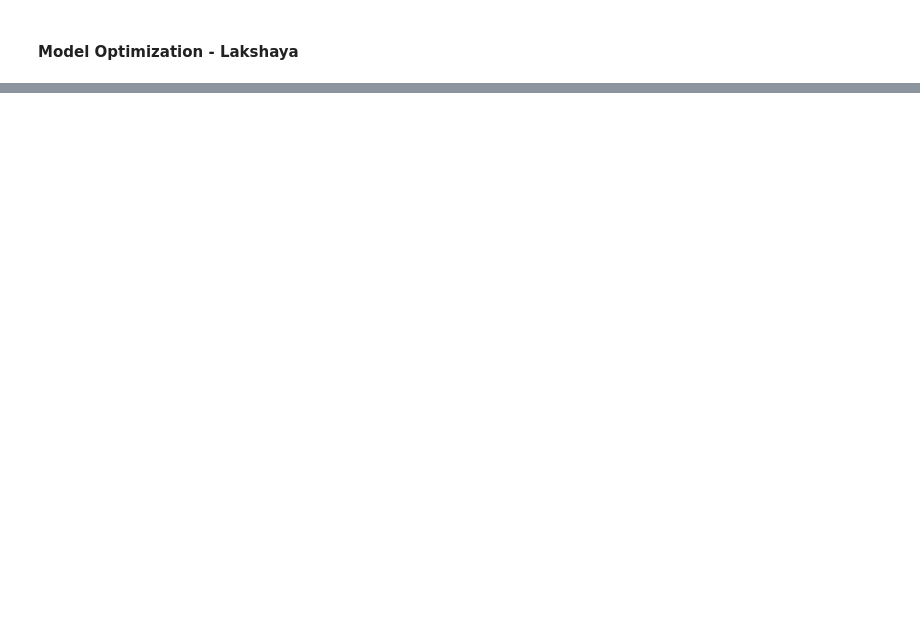
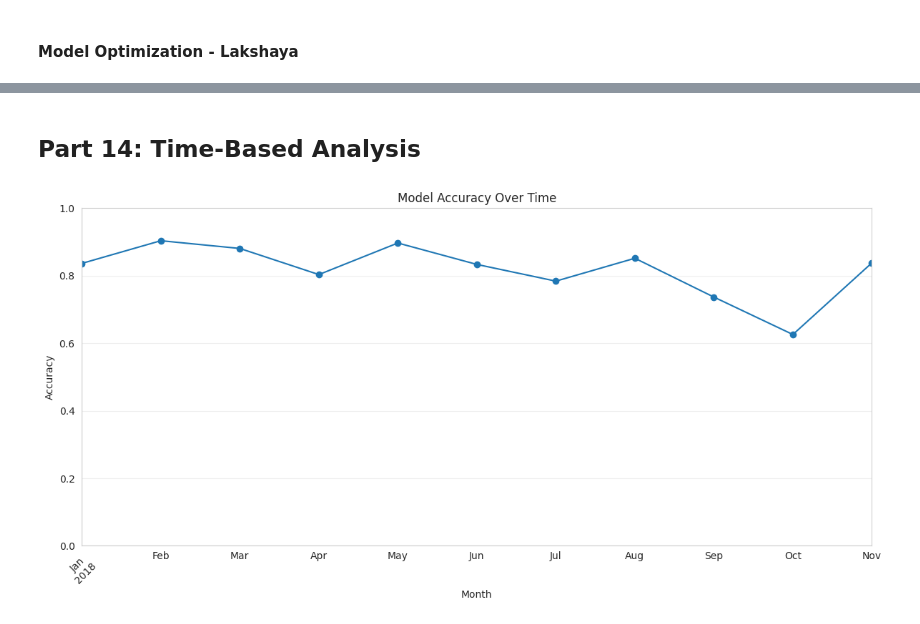
Before and after one commit to Sree-Praveen/Every-Cryptocurrency-Daily-Market-Price, a Jupyter notebook: main.ipynb, the cells around one changed output, grey strips where cells are left out. Drawn from its saved outputs; the diff is of its cells as text; code cells hidden in the pictures; blank space fills up the shorter version.

```diff
--- a/main.ipynb
+++ b/main.ipynb
@@ -1233,0 +1341,20 @@ Epoch 20: val_accuracy did not improve from 0.80525
+# %%
+results_df = pd.DataFrame({
+    'symbol': symbols_test,
+    'date': dates_test,
+    'true_condition': y_test_labels,
+    'pred_condition': y_pred_labels,
+    'correct': y_test_labels == y_pred_labels
+})
+
+crypto_accuracy = results_df.groupby('symbol')['correct'].mean()
+plt.figure(figsize=(10, 6))
+crypto_accuracy.sort_values().plot(kind='bar')
+plt.title('Model Accuracy by Cryptocurrency')
+plt.xlabel('Cryptocurrency')
+plt.ylabel('Accuracy')
+plt.ylim(0, 1)
+plt.grid(True, alpha=0.3)
+plt.show()
+print("Accuracy by cryptocurrency:")
+print(crypto_accuracy)
@@ -1233,0 +1376,19 @@ Epoch 20: val_accuracy did not improve from 0.80525
+# %% [markdown]
+## Part 14: Time-Based Analysis
+# %%
+results_df['date'] = pd.to_datetime(results_df['date'])
+results_df['month'] = results_df['date'].dt.to_period('M')
+monthly_accuracy = results_df.groupby('month')['correct'].mean()
+
+plt.figure(figsize=(12, 6))
+monthly_accuracy.plot(kind='line', marker='o')
+plt.title('Model Accuracy Over Time')
+plt.xlabel('Month')
+plt.ylabel('Accuracy')
+plt.ylim(0, 1)
+plt.grid(True, alpha=0.3)
+plt.xticks(rotation=45)
+plt.tight_layout()
+plt.show()
+# %% [output]
+[figure, added]
```
Also changed, not shown: parts of 16 cells of this notebook.
